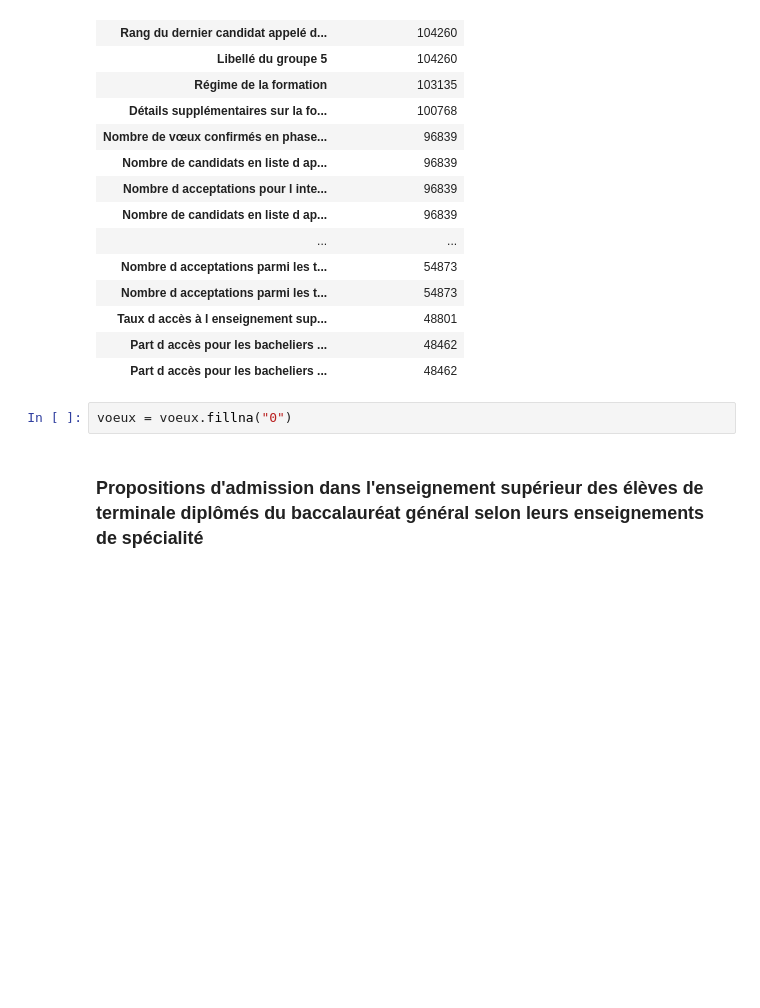
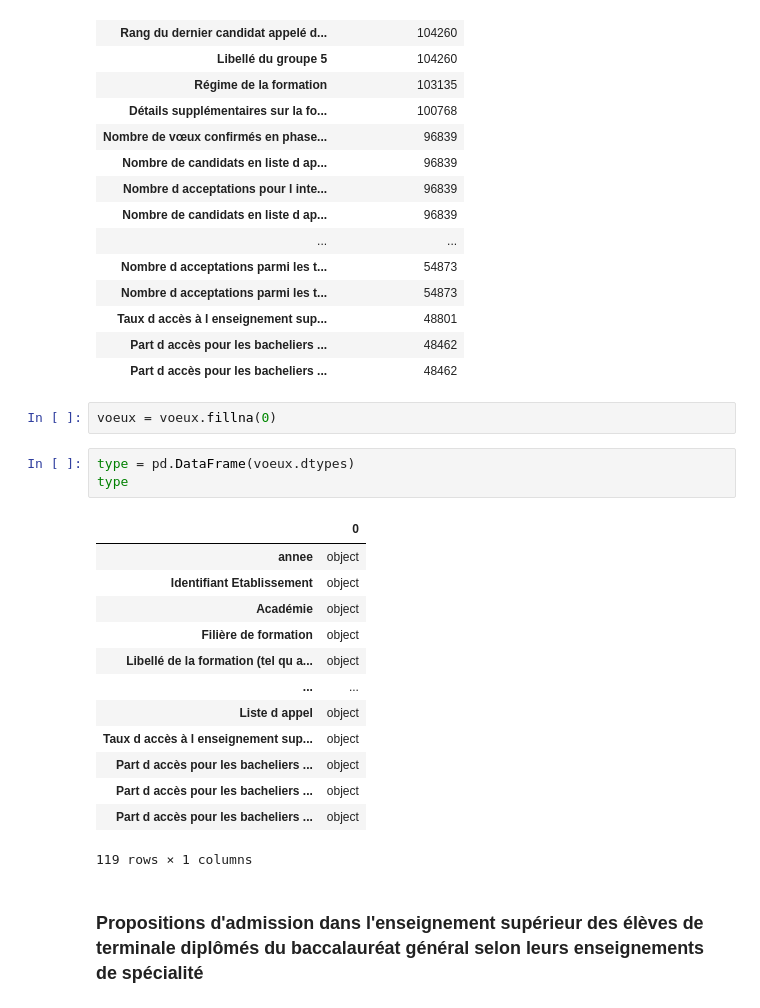
Before and after one commit to laura-lucchini/Analyse-Parcoursup, a Jupyter notebook: projet_parcoursup.ipynb, the cells around one changed output. Saved outputs shown, nothing was run; the diff lists cells and outputs as text; blank space fills up the shorter version.

```diff
--- a/projet_parcoursup.ipynb
+++ b/projet_parcoursup.ipynb
@@ -501,7 +495,24 @@ valeurs_manquantes.head(25)
 | Part d accès pour les bacheliers ... | 48462 |
 | Part d accès pour les bacheliers ... | 48462 |
 # %%
-voeux = voeux.fillna("0")
+voeux = voeux.fillna(0)
+# %%
+type = pd.DataFrame(voeux.dtypes)
+type
+# %% [output]
+|  | 0 |
+| annee | object |
+| Identifiant Etablissement | object |
+| Académie | object |
+| Filière de formation | object |
+| Libellé de la formation (tel qu a... | object |
+| ... | ... |
+| Liste d appel | object |
+| Taux d accès à l enseignement sup... | object |
+| Part d accès pour les bacheliers ... | object |
+| Part d accès pour les bacheliers ... | object |
+| Part d accès pour les bacheliers ... | object |
+119 rows × 1 columns
 # %% [markdown]
 ### Propositions d'admission dans l'enseignement supérieur des élèves de terminale diplômés du baccalauréat général selon leurs enseignements de spécialité
 # %%
```
Also changed, not shown: parts of 1 cell of this notebook, 2 other files.
